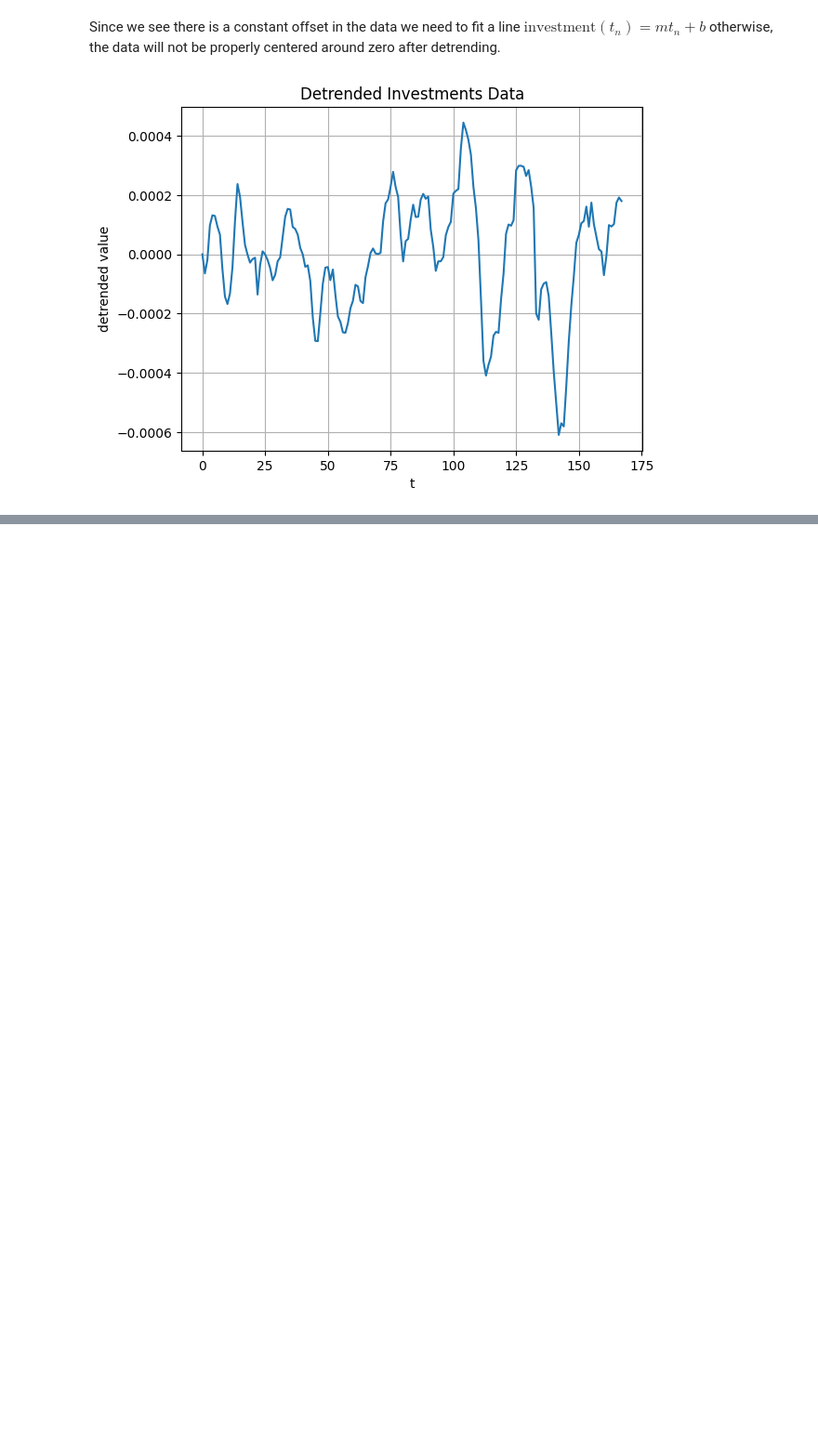
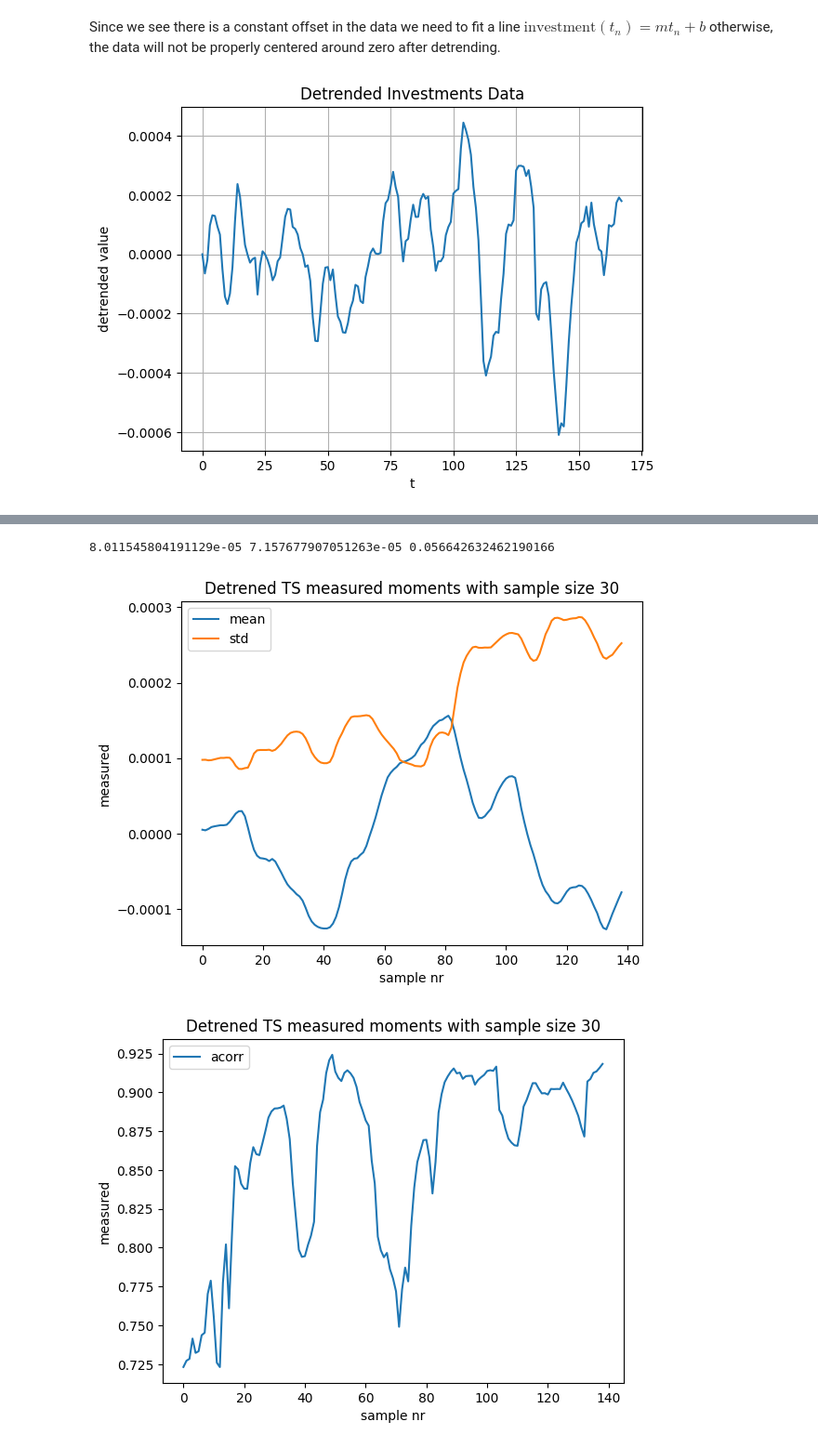
Before and after one commit to Sam-RvandV/TSM_SS2025, a Jupyter notebook: exercises/ex1/Rouppe-Sange-sheet01.ipynb, the cells around one changed output, grey strips where cells are left out. Shown at 93% size. Cells and saved outputs as stored; diff of their text form; code cells hidden in the pictures; blank space fills up the shorter version.

```diff
--- a/exercises/ex1/Rouppe-Sange-sheet01.ipynb
+++ b/exercises/ex1/Rouppe-Sange-sheet01.ipynb
@@ -240,3 +304,28 @@ Strong stationarity fullfills:
 - $\text{P}(\{X_t|t_0 \leq t \leq t_1\}) = \text{P}(\{X_t|t_0 + \Delta t \leq t \leq t_1 + \Delta t \}), \ \forall t_0, t, \Delta t \geq 0$
 
 In words the entire probability distribution should be constant in time.
+# %%
+windowsize = 30
+mean_std,  std_std, acorr_std, means, stds, acorrs = investments.stationarity_check(0,windowsize)
+
+print(mean_std, std_std, acorr_std)
+
+
+plt.plot(means,label='mean')
+plt.plot(stds,label='std')
+plt.ylabel('measured')
+plt.xlabel('sample nr')
+plt.title(f"Detrened TS measured moments with sample size {windowsize}")
+plt.legend()
+plt.show()
+
+plt.plot(acorrs,label='acorr')
+plt.ylabel('measured')
+plt.xlabel('sample nr')
+plt.title(f"Detrened TS measured moments with sample size {windowsize}")
+plt.legend()
+plt.show()
+# %% [output]
+8.011545804191129e-05 7.157677907051263e-05 0.056642632462190166
+[figure, added]
+[figure, added]
```
Also changed, not shown: parts of 12 cells of this notebook.
